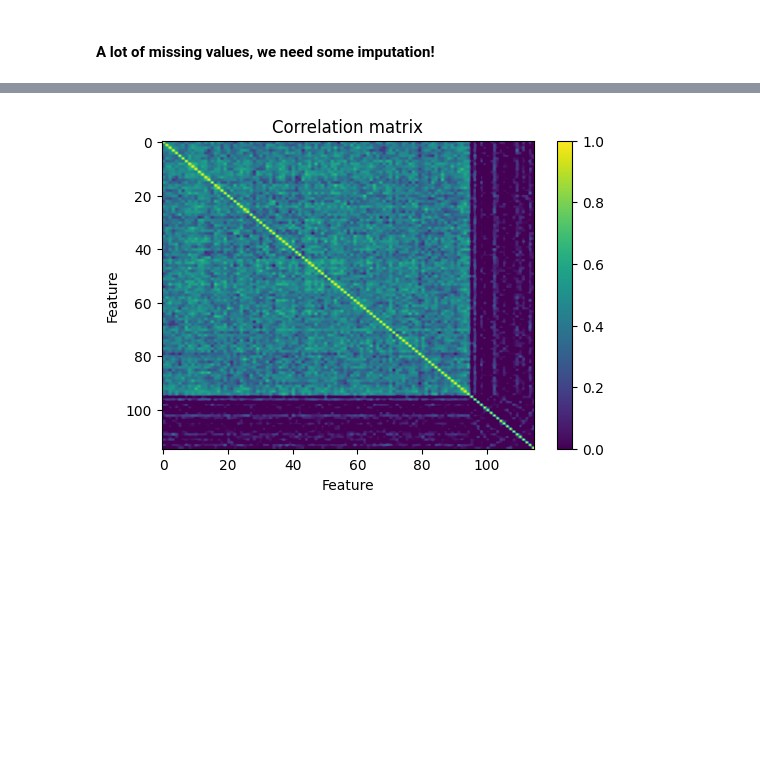
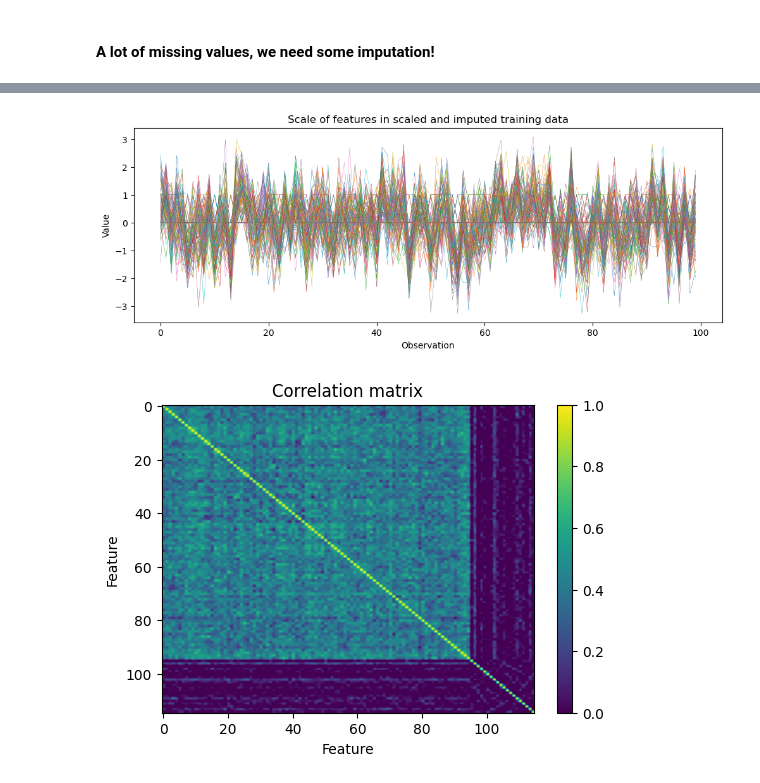
Before and after one commit to andrespat01/CompDataAnalysis, a Jupyter notebook: Case 1/Andreas kode/Explore_data.ipynb, the cells around one changed output, grey strips where cells are left out. Saved outputs shown, nothing was run; the diff lists cells and outputs as text; code cells hidden in the pictures; blank space fills up the shorter version.

```diff
--- a/Case 1/Andreas kode/Explore_data.ipynb
+++ b/Case 1/Andreas kode/Explore_data.ipynb
@@ -170,3 +171,13 @@ X_imputed = transform_to_categorical_bool(X_imputed)
+# %%
+fig, ax = plt.subplots(figsize=(12, 4))
+for att in range(X_imputed.shape[1]):
+#plot imputed values
+    ax.plot(X_imputed[:,att], linewidth = 0.3)
+    ax.set_xlabel('Observation')
+    ax.set_ylabel('Value')
+    ax.set_title('Scale of features in scaled and imputed training data')
+# %% [output]
+[figure, added]
 # %%
 #plot the correlation matrix of the imputed data
 fig, ax = plt.subplots(figsize=(6, 4))
```
Also changed, not shown: parts of 5 cells of this notebook.
